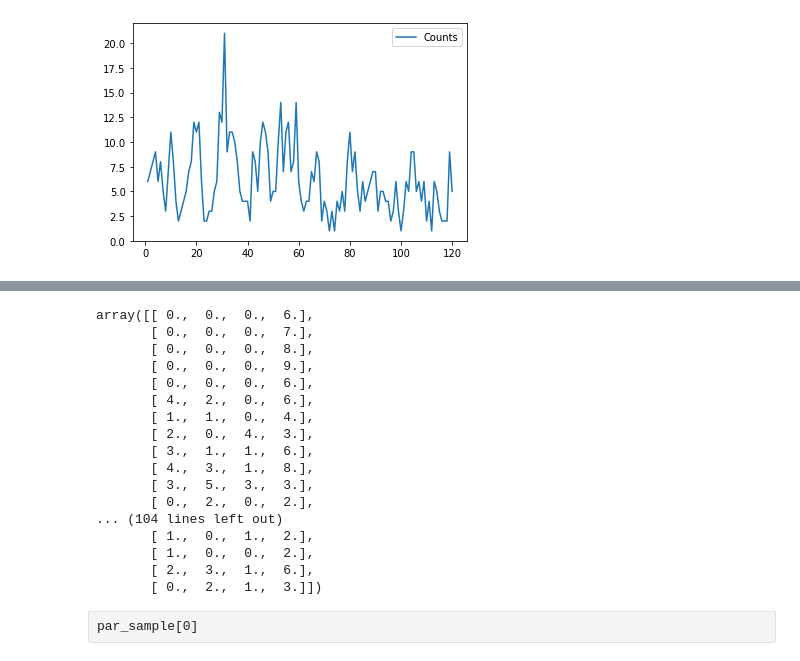
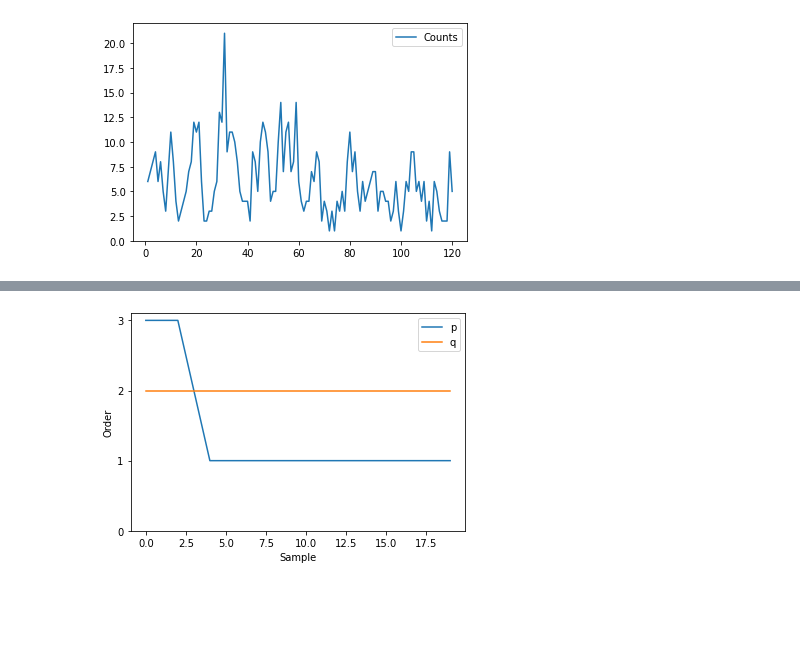
Before and after one commit to Jbrich95/INARMA_RJMCMC_py, a Jupyter notebook: Application.ipynb, the cells around one changed output, grey strips where cells are left out. Saved outputs shown, nothing was run; the diff lists cells and outputs as text; code cells hidden in the pictures; blank space fills up the shorter version.

```diff
--- a/Application.ipynb
+++ b/Application.ipynb
@@ -15,10 +13,10 @@ plt.show()
 # %% [output]
 [figure]
 # %%
-n = len(df)
 
+n=len(df.values)
 #Initialise order for INARMA(p,q)
-q_init=2
+q_init=1
 p_init=2
 
 #Initialise alpha_1,...,alpha_p,beta_1,...,beta_q,lambda
@@ -29,17 +27,11 @@ lam=1
 #Initalise augmented data
 y=np.zeros([n,p_init])
 v=np.zeros([n,q_init])
-z= df.values
+z= np.array(df.values)
 x_data=df.values
 #Set maximum order
 p_max=4
 q_max=4
-
-rmax=max(p_init,q_init)+2
-init_augs=[y,v,z]
-init_pars=[alpha,beta,lam]
-init_order=[p_init,q_init]
-order_max = [p_max, q_max]
-N_reps = 5
+N_reps=20
 # %%
 from INARMA_RJMCMC import inarma_rjmcmc
@@ -48,2 +38,2 @@ from scipy.stats import binom
 # %%
-count, par_sample =inarma_rjmcmc(x_data,init_augs,init_pars,init_order,order_max,N_reps)
+order_count, alphas,betas,lams =inarma_rjmcmc(x_data,init_augs,init_pars,init_order,order_max,N_reps)
@@ -114,22 +40,11 @@ array(...)
-# %%
-out
-# %% [output]
-array([[ 0.,  0.,  0.,  6.],
-       [ 0.,  0.,  0.,  7.],
-       [ 0.,  0.,  0.,  8.],
-       [ 0.,  0.,  0.,  9.],
-       [ 0.,  0.,  0.,  6.],
-       [ 4.,  2.,  0.,  6.],
-       [ 1.,  1.,  0.,  4.],
-       [ 2.,  0.,  4.,  3.],
-       [ 3.,  1.,  1.,  6.],
-       [ 4.,  3.,  1.,  8.],
-       [ 3.,  5.,  3.,  3.],
-       [ 0.,  2.,  0.,  2.],
-... (104 lines left out)
-       [ 1.,  0.,  1.,  2.],
-       [ 1.,  0.,  0.,  2.],
-       [ 2.,  3.,  1.,  6.],
-       [ 0.,  2.,  1.,  3.]])
-# %% [raw]
-par_sample[0]
+# %%
+# plot order
+fig = plt.figure()
+ax = fig.add_subplot(111)
+ax.plot(order_count)
+ax.set(title='', ylabel='Order', xlabel='Sample')
+ax.legend(labels = ["p","q"])
+ax.yaxis.set(ticks=range(0,max(p_max,q_max)))
+plt.show()
+# %% [output]
+[figure, added]
```
Also changed, not shown: parts of 8 cells of this notebook, 2 other files.
